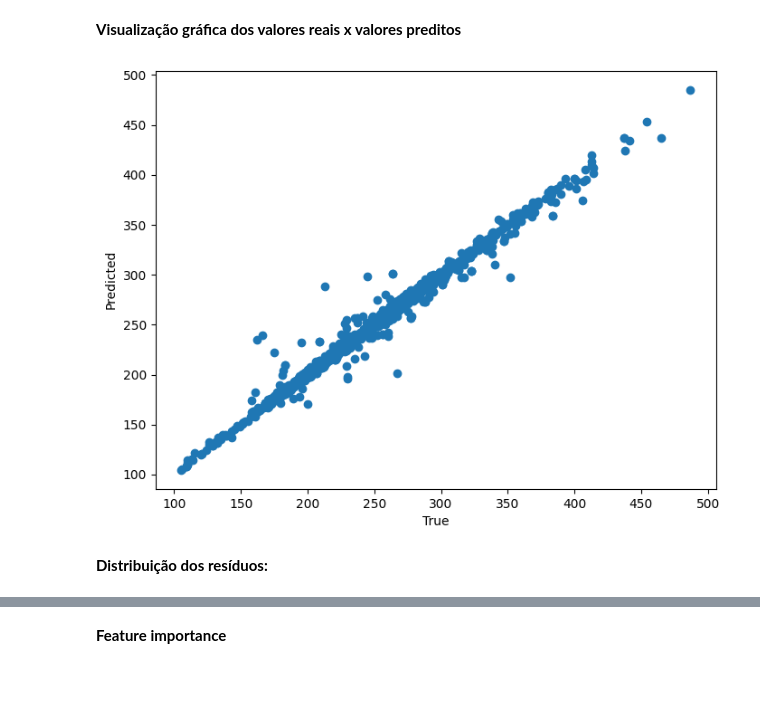
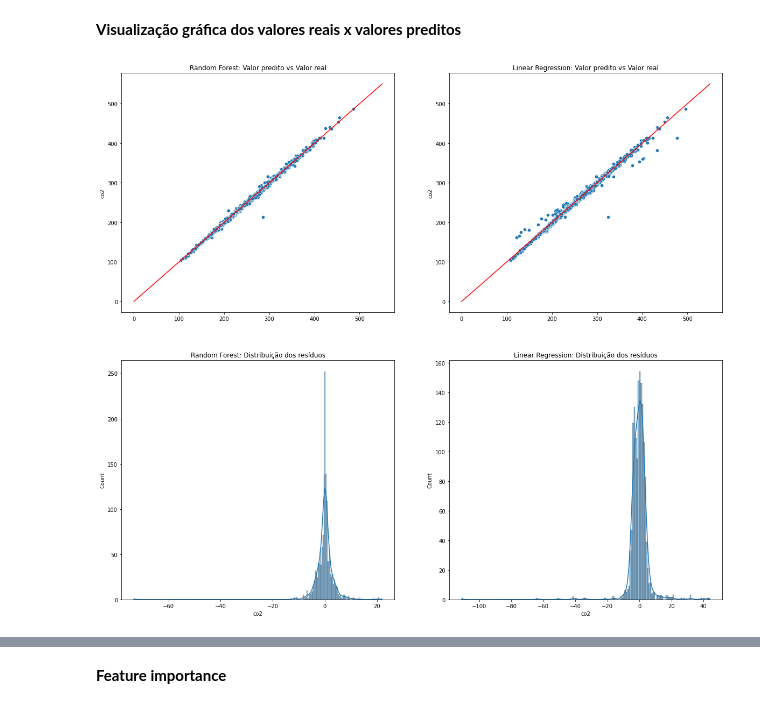
Before and after one commit to castroavila/projeto_estatistica_ii, a Jupyter notebook: Começando a pensar no projeto.ipynb, the cells around one changed output, grey strips where cells are left out. Cells and saved outputs as stored; diff of their text form; code cells hidden in the pictures; blank space fills up the shorter version.

```diff
--- a/Começando a pensar no projeto.ipynb
+++ b/Começando a pensar no projeto.ipynb
@@ -252,5 +272,6 @@ from sklearn.ensemble import RandomForestRegressor
 - Veremos mais pra frente como escolher os hiperparâmetros adequadamente;
 # %%
 random_forest = RandomForestRegressor(n_estimators=1000, max_features=0.3)
+lin_reg = LinearRegression()
 # %% [markdown]
 #### 3. Separe os dados em **dados de treino** e **dados de teste**.
@@ -288,4 +294,5 @@ X_train
 #### 4. Treine o modelo, usando **os dados de treino**
 # %%
 random_forest.fit(X_train, y_train)
+lin_reg.fit(X_train, y_train)
 # %% [output]
@@ -293,7 +300,8 @@ RandomForestRegressor(max_features=0.3, n_estimators=1000)
 # %% [markdown]
 #### 5. Use o modelo treinado para **fazer previsões** usando os **dados de teste** (ou **de validação**)
 # %%
-prediction = random_forest.predict(X_test)
+rf_prediction = random_forest.predict(X_test)
+lr_prediction = lin_reg.predict(X_test)
 # %% [markdown]
 #### 6. **Avalie a performance do modelo com base nas previsões acima**
 
@@ -313,14 +335,29 @@ RMSE: 6.826268975581735
 # %% [markdown]
 **Visualização gráfica dos valores reais x valores preditos**
 # %%
-figure, axis = plt.subplots(nrows=1, ncols=1, figsize=(8, 6))
-axis.scatter(y_test, prediction)
-axis.set_xlabel('True')
-axis.set_ylabel('Predicted')
+figure, axis = plt.subplots(nrows=2, ncols=2, figsize=(20, 18))
 
+plt.subplot(2, 2, 1)
+plt.title("Random Forest: Valor predito vs Valor real")
+sns.scatterplot(x=rf_prediction, y=y_test)
+x = np.linspace(0, 550, 10000)
+y = x
+plt.plot(x, y, color="red")
 
+plt.subplot(2, 2, 3)
+plt.title("Random Forest: Distribuição dos resíduos")
+sns.histplot(y_test-rf_prediction, kde=True)
+
+plt.subplot(2, 2, 2)
+plt.title("Linear Regression: Valor predito vs Valor real")
+sns.scatterplot(x=lr_prediction, y=y_test)
+x = np.linspace(0, 550, 10000)
+y = x
+plt.plot(x, y, color="red")
+
+plt.subplot(2, 2, 4)
+plt.title("Linear Regression: Distribuição dos resíduos")
+sns.histplot(y_test-lr_prediction, kde=True)
 plt.show()
 # %% [output]
-[figure, old version]
+[figure, new version]
-# %% [markdown]
-**Distribuição dos resíduos:**
```
Also changed, not shown: parts of 28 cells of this notebook.
